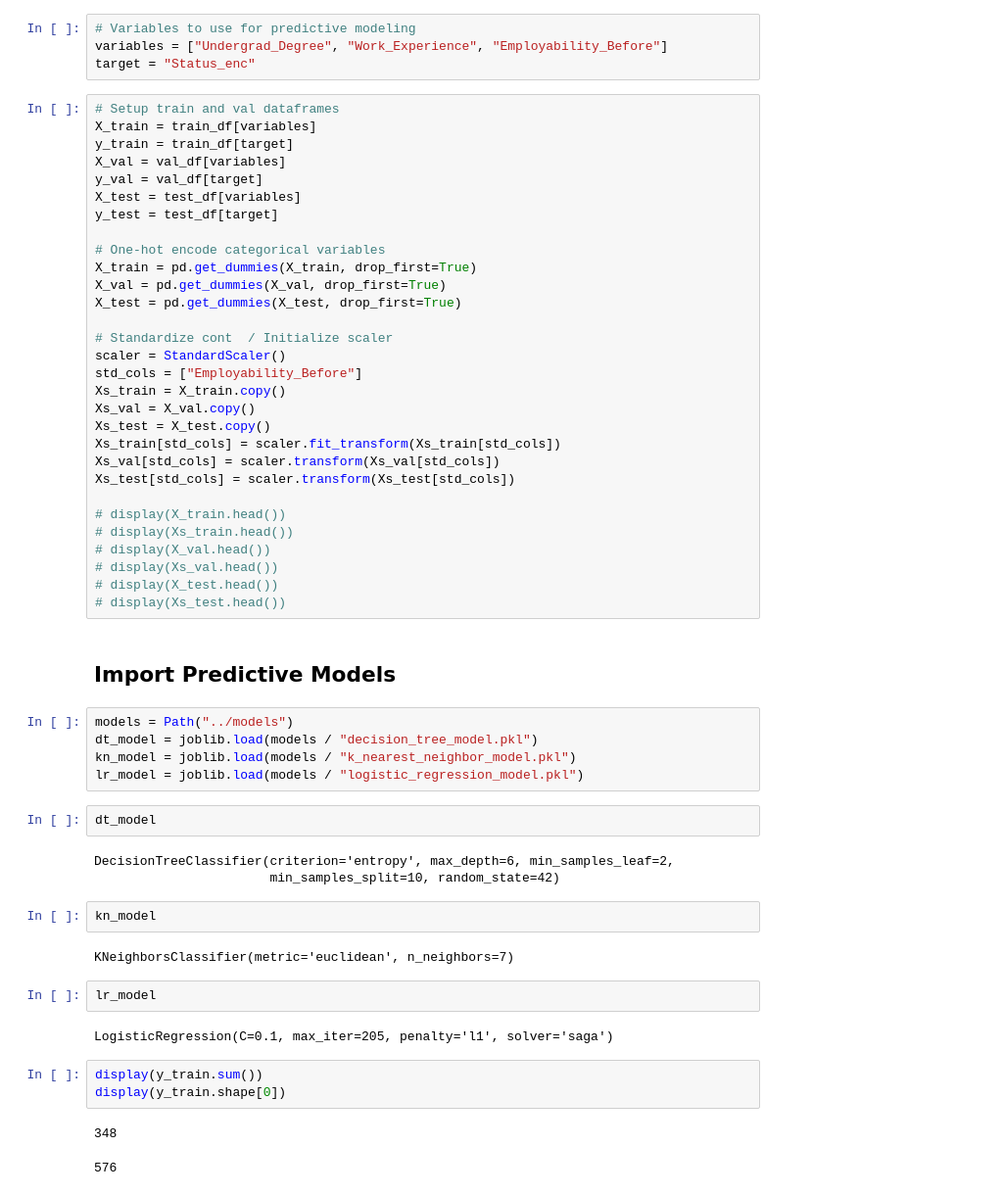
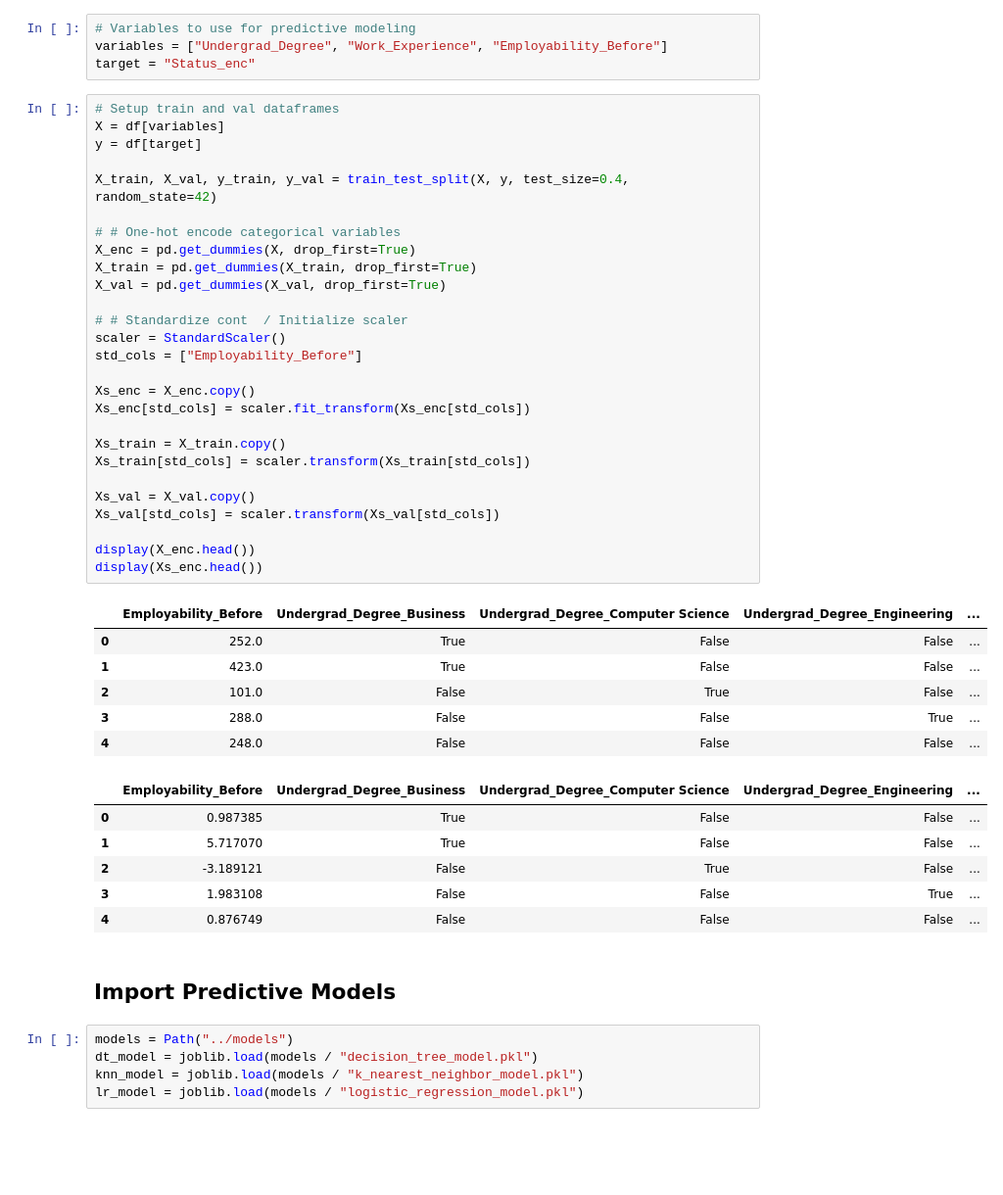
Before and after one commit to junclemente/ads505-FinalProject, a Jupyter notebook: 03. model_evaluation/evaluation.ipynb, the cells around one changed output. Shown at 98% size. Saved outputs shown, nothing was run; the diff lists cells and outputs as text; blank space fills up the shorter version.

```diff
--- a/03. model_evaluation/evaluation.ipynb
+++ b/03. model_evaluation/evaluation.ipynb
@@ -55,57 +37,48 @@ variables = ["Undergrad_Degree", "Work_Experience", "Employability_Before"]
 target = "Status_enc"
 # %%
 # Setup train and val dataframes
-X_train = train_df[variables]
-y_train = train_df[target]
-X_val = val_df[variables]
-y_val = val_df[target]
-X_test = test_df[variables]
-y_test = test_df[target]
+X = df[variables]
+y = df[target]
 
-# One-hot encode categorical variables
+X_train, X_val, y_train, y_val = train_test_split(X, y, test_size=0.4, random_state=42)
+
+# # One-hot encode categorical variables
+X_enc = pd.get_dummies(X, drop_first=True)
 X_train = pd.get_dummies(X_train, drop_first=True)
 X_val = pd.get_dummies(X_val, drop_first=True)
-X_test = pd.get_dummies(X_test, drop_first=True)
 
-# Standardize cont  / Initialize scaler
+# # Standardize cont  / Initialize scaler
 scaler = StandardScaler()
 std_cols = ["Employability_Before"]
+
+Xs_enc = X_enc.copy()
+Xs_enc[std_cols] = scaler.fit_transform(Xs_enc[std_cols])
+
 Xs_train = X_train.copy()
+Xs_train[std_cols] = scaler.transform(Xs_train[std_cols])
+
 Xs_val = X_val.copy()
-Xs_test = X_test.copy()
-Xs_train[std_cols] = scaler.fit_transform(Xs_train[std_cols])
 Xs_val[std_cols] = scaler.transform(Xs_val[std_cols])
-Xs_test[std_cols] = scaler.transform(Xs_test[std_cols])
 
-# display(X_train.head())
-# display(Xs_train.head())
-# display(X_val.head())
-# display(Xs_val.head())
-# display(X_test.head())
-# display(Xs_test.head())
+display(X_enc.head())
+display(Xs_enc.head())
+# %% [output]
+|  | Employability_Before | Undergrad_Degree_Business | Undergrad_Degree_Computer Science | Undergrad_Degree_Engineering | ... |
+| 0 | 252.0 | True | False | False | ... |
+| 1 | 423.0 | True | False | False | ... |
+| 2 | 101.0 | False | True | False | ... |
+| 3 | 288.0 | False | False | True | ... |
+| 4 | 248.0 | False | False | False | ... |
+|  | Employability_Before | Undergrad_Degree_Business | Undergrad_Degree_Computer Science | Undergrad_Degree_Engineering | ... |
+| 0 | 0.987385 | True | False | False | ... |
+| 1 | 5.717070 | True | False | False | ... |
+| 2 | -3.189121 | False | True | False | ... |
+| 3 | 1.983108 | False | False | True | ... |
+| 4 | 0.876749 | False | False | False | ... |
 # %% [markdown]
 ## Import Predictive Models
 # %%
 models = Path("../models")
 dt_model = joblib.load(models / "decision_tree_model.pkl")
-kn_model = joblib.load(models / "k_nearest_neighbor_model.pkl")
+knn_model = joblib.load(models / "k_nearest_neighbor_model.pkl")
 lr_model = joblib.load(models / "logistic_regression_model.pkl")
-# %%
-dt_model
-# %% [output]
-DecisionTreeClassifier(criterion='entropy', max_depth=6, min_samples_leaf=2,
-                       min_samples_split=10, random_state=42)
-# %%
-kn_model
-# %% [output]
-KNeighborsClassifier(metric='euclidean', n_neighbors=7)
-# %%
-lr_model
-# %% [output]
-LogisticRegression(C=0.1, max_iter=205, penalty='l1', solver='saga')
-# %%
-display(y_train.sum())
-display(y_train.shape[0])
-# %% [output]
-348
-576
```
Also changed, not shown: parts of 9 cells of this notebook.
